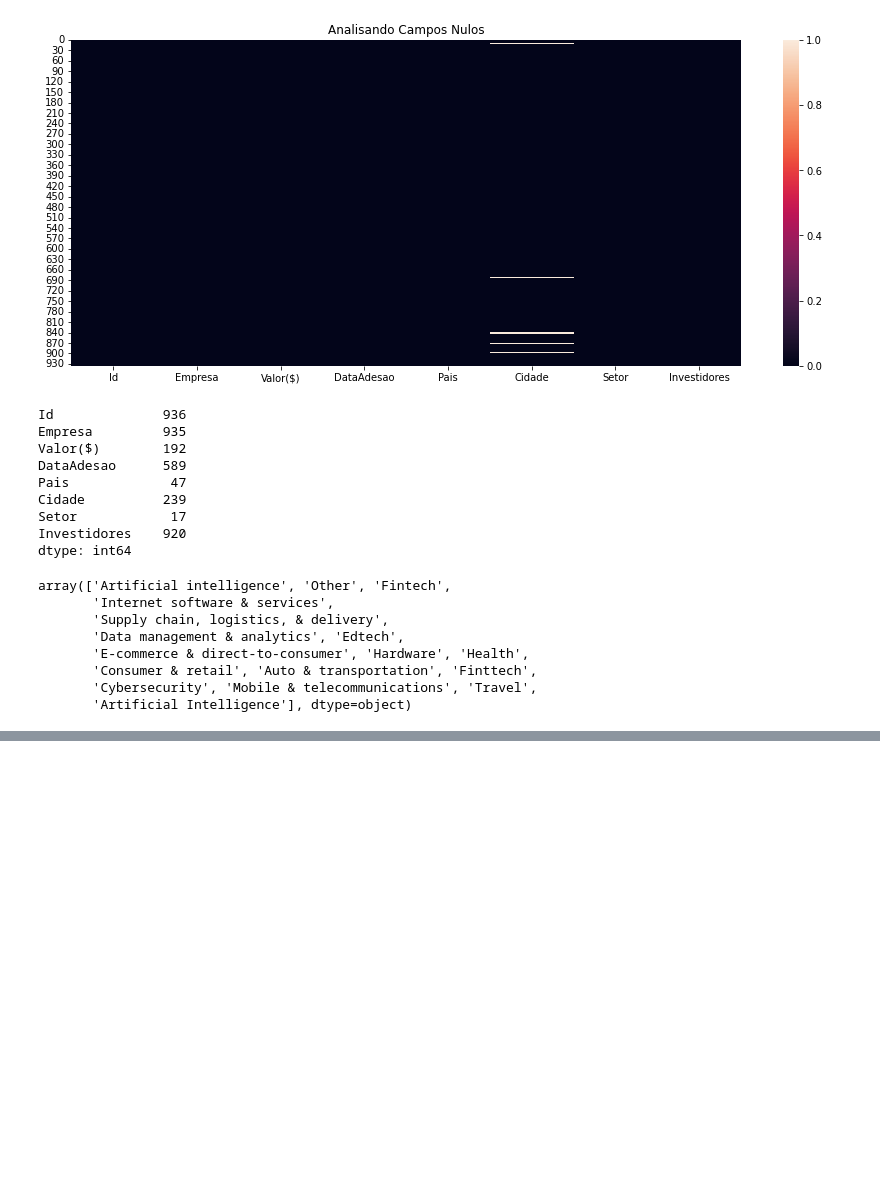
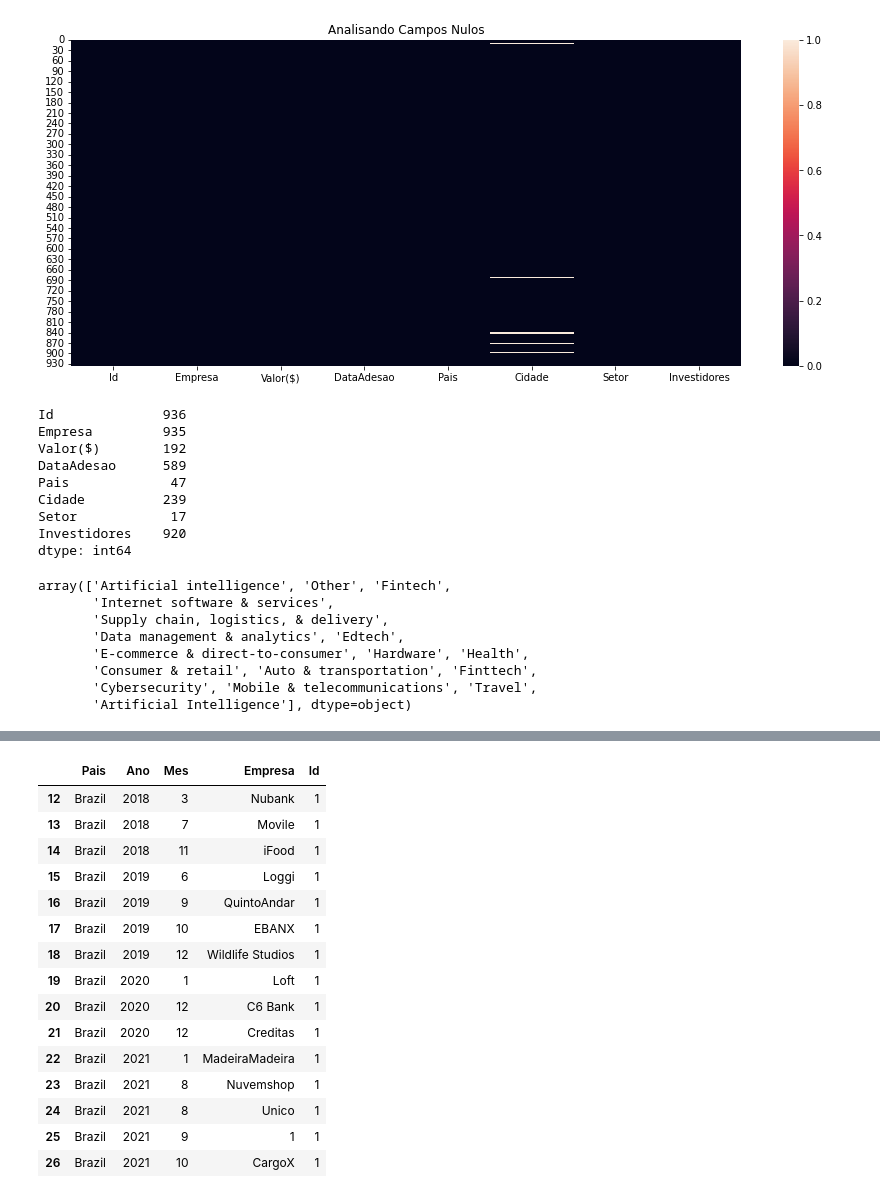
Before and after one commit to hccruz/ProjetoUnicornio, a Jupyter notebook: ProjetoUnicornio.ipynb, the cells around one changed output, grey strips where cells are left out. Cells and saved outputs as stored; diff of their text form; code cells hidden in the pictures; blank space fills up the shorter version.

```diff
--- a/ProjetoUnicornio.ipynb
+++ b/ProjetoUnicornio.ipynb
@@ -207,0 +232,6 @@ plt.pie(
+# %%
+# Extrair o Ano e Mês
+df['Mes'] = pd.DatetimeIndex(df['DataAdesao']).month
+df['Ano'] = pd.DatetimeIndex(df['DataAdesao']).year
+
+df.head()
@@ -207,0 +245,5 @@ plt.pie(
+# %%
+# Tabela Analítica
+Analise_Agrupada = df.groupby(by=['Pais', 'Ano', 'Mes', 'Empresa']).count()['Id'].reset_index()
+
+Analise_Agrupada
@@ -207,0 +264,22 @@ plt.pie(
+# %%
+# Agruapamento das startups unicórnios por == Brasil
+Analise_Agrupada.loc[
+    Analise_Agrupada['Pais'] == 'Brazil'
+]
+# %% [output]
+|  | Pais | Ano | Mes | Empresa | Id |
+| 12 | Brazil | 2018 | 3 | Nubank | 1 |
+| 13 | Brazil | 2018 | 7 | Movile | 1 |
+| 14 | Brazil | 2018 | 11 | iFood | 1 |
+| 15 | Brazil | 2019 | 6 | Loggi | 1 |
+| 16 | Brazil | 2019 | 9 | QuintoAndar | 1 |
+| 17 | Brazil | 2019 | 10 | EBANX | 1 |
+| 18 | Brazil | 2019 | 12 | Wildlife Studios | 1 |
+| 19 | Brazil | 2020 | 1 | Loft | 1 |
+| 20 | Brazil | 2020 | 12 | C6 Bank | 1 |
+| 21 | Brazil | 2020 | 12 | Creditas | 1 |
+| 22 | Brazil | 2021 | 1 | MadeiraMadeira | 1 |
+| 23 | Brazil | 2021 | 8 | Nuvemshop | 1 |
+| 24 | Brazil | 2021 | 8 | Unico | 1 |
+| 25 | Brazil | 2021 | 9 | 1 | 1 |
+| 26 | Brazil | 2021 | 10 | CargoX | 1 |
```
Also changed, not shown: parts of 10 cells of this notebook.
